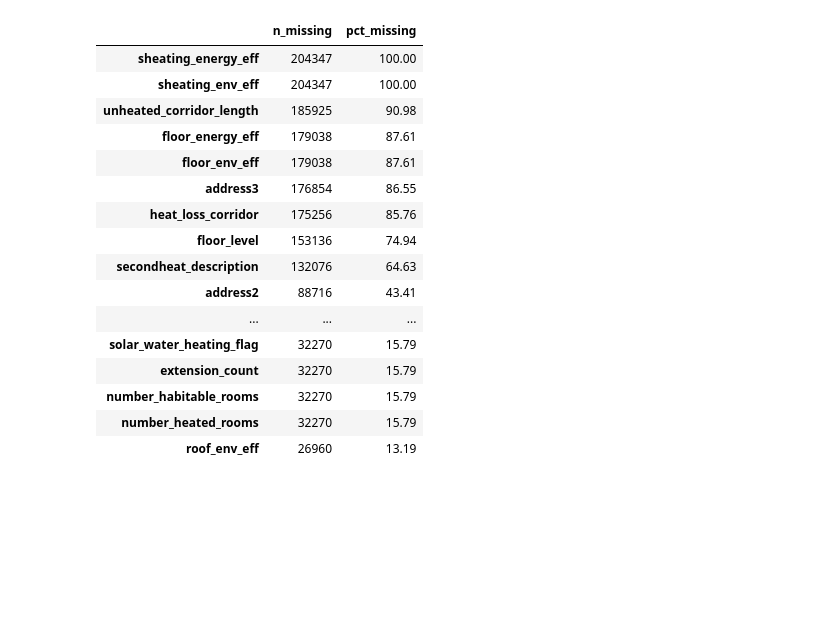
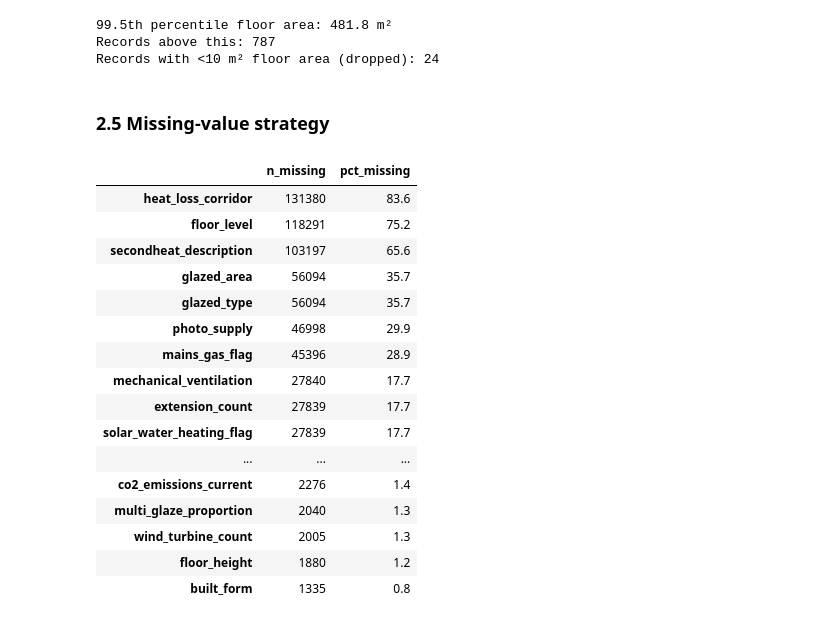
Before and after one commit to Lloydster118/COM6003-Data-Science-CW1, a Jupyter notebook: notebooks/bucks_epc_analysis.ipynb, the cells around one changed output. Saved outputs shown, nothing was run; the diff lists cells and outputs as text; code cells hidden in the pictures; blank space fills up the shorter version.

```diff
--- a/notebooks/bucks_epc_analysis.ipynb
+++ b/notebooks/bucks_epc_analysis.ipynb
@@ -44,0 +82,5 @@ Name: count, dtype: int64
+# %%
+# Inspection date range — how recent and how broad is the data?
+df['inspection_date'] = pd.to_datetime(df['inspection_date'], errors='coerce')
+print(f'Earliest inspection: {df["inspection_date"].min().date()}')
+print(f'Latest inspection:   {df["inspection_date"].max().date()}')
@@ -44,0 +178,5 @@ Name: count, dtype: int64
+# %%
+# Tenure has casing inconsistencies — 'owner-occupied' and 'Owner-occupied' are the same
+df['tenure'] = df['tenure'].str.lower().str.strip()
+print('Tenure after lowercasing:')
+print(df['tenure'].value_counts(dropna=False))
@@ -44,0 +270,7 @@ Name: count, dtype: int64
+# %%
+# current_energy_efficiency should be 0-100 by definition (SAP scale)
+print('Before:', df['current_energy_efficiency'].describe()[['min', 'max']].to_dict())
+bad = ((df['current_energy_efficiency'] < 1) | (df['current_energy_efficiency'] > 100)).sum()
+print(f'Implausible SAP scores: {bad}')
+df = df[(df['current_energy_efficiency'] >= 1) & (df['current_energy_efficiency'] <= 100)].copy()
+print('After: ', df['current_energy_efficiency'].describe()[['min', 'max']].to_dict())
@@ -45,24 +281,44 @@ Name: count, dtype: int64
+# %%
+# total_floor_area — anything above the 99.5th percentile is implausible for a domestic dwelling
+fa_cap = df['total_floor_area'].quantile(0.995)
+print(f'99.5th percentile floor area: {fa_cap:.1f} m²')
+print(f'Records above this: {(df["total_floor_area"] > fa_cap).sum()}')
+
+# Cap rather than drop (preserve sample size, follow standard winsorisation)
+df['total_floor_area'] = df['total_floor_area'].clip(upper=fa_cap)
+
+# Also drop properties with implausibly small areas (<10 m²)
+small = (df['total_floor_area'] < 10).sum()
+print(f'Records with <10 m² floor area (dropped): {small}')
+df = df[df['total_floor_area'] >= 10].copy()
+# %% [output]
+99.5th percentile floor area: 481.8 m²
+Records above this: 787
+Records with <10 m² floor area (dropped): 24
+# %% [markdown]
+### 2.5 Missing-value strategy
 # %%
-# Missing values — top 20 worst columns
-missing = df.isna().sum().sort_values(ascending=False)
-missing_pct = (missing / len(df) * 100).round(2)
-missing_summary = pd.DataFrame({'n_missing': missing, 'pct_missing': missing_pct})
-missing_summary.head(20)
+# Summary of remaining missingness
+miss = df.isna().sum().sort_values(ascending=False)
+miss_pct = (miss / len(df) * 100).round(1)
+remaining_missing = pd.DataFrame({'n_missing': miss, 'pct_missing': miss_pct})
+remaining_missing = remaining_missing[remaining_missing['n_missing'] > 0]
+remaining_missing.head(25)
 # %% [output]
 |  | n_missing | pct_missing |
-| sheating_energy_eff | 204347 | 100.00 |
-| sheating_env_eff | 204347 | 100.00 |
-| unheated_corridor_length | 185925 | 90.98 |
-| floor_energy_eff | 179038 | 87.61 |
-| floor_env_eff | 179038 | 87.61 |
-| address3 | 176854 | 86.55 |
-| heat_loss_corridor | 175256 | 85.76 |
-| floor_level | 153136 | 74.94 |
-| secondheat_description | 132076 | 64.63 |
-| address2 | 88716 | 43.41 |
+| heat_loss_corridor | 131380 | 83.6 |
+| floor_level | 118291 | 75.2 |
+| secondheat_description | 103197 | 65.6 |
+| glazed_area | 56094 | 35.7 |
+| glazed_type | 56094 | 35.7 |
+| photo_supply | 46998 | 29.9 |
+| mains_gas_flag | 45396 | 28.9 |
+| mechanical_ventilation | 27840 | 17.7 |
+| extension_count | 27839 | 17.7 |
+| solar_water_heating_flag | 27839 | 17.7 |
 | ... | ... | ... |
-| solar_water_heating_flag | 32270 | 15.79 |
-| extension_count | 32270 | 15.79 |
-| number_habitable_rooms | 32270 | 15.79 |
-| number_heated_rooms | 32270 | 15.79 |
-| roof_env_eff | 26960 | 13.19 |
+| co2_emissions_current | 2276 | 1.4 |
+| multi_glaze_proportion | 2040 | 1.3 |
+| wind_turbine_count | 2005 | 1.3 |
+| floor_height | 1880 | 1.2 |
+| built_form | 1335 | 0.8 |
```
Also changed, not shown: parts of 31 cells of this notebook.
